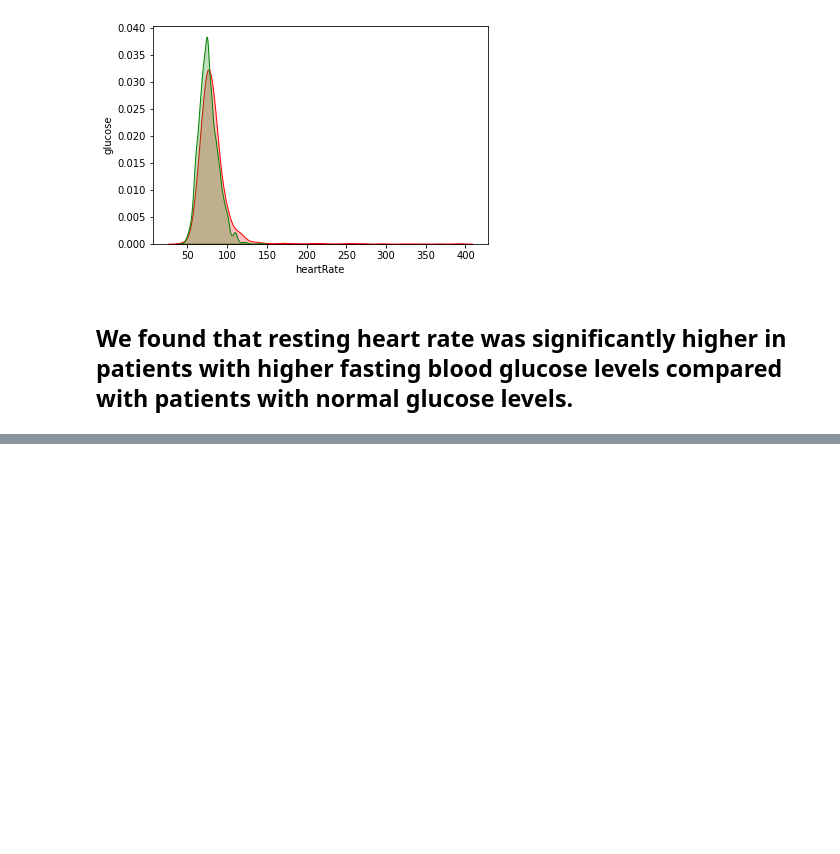
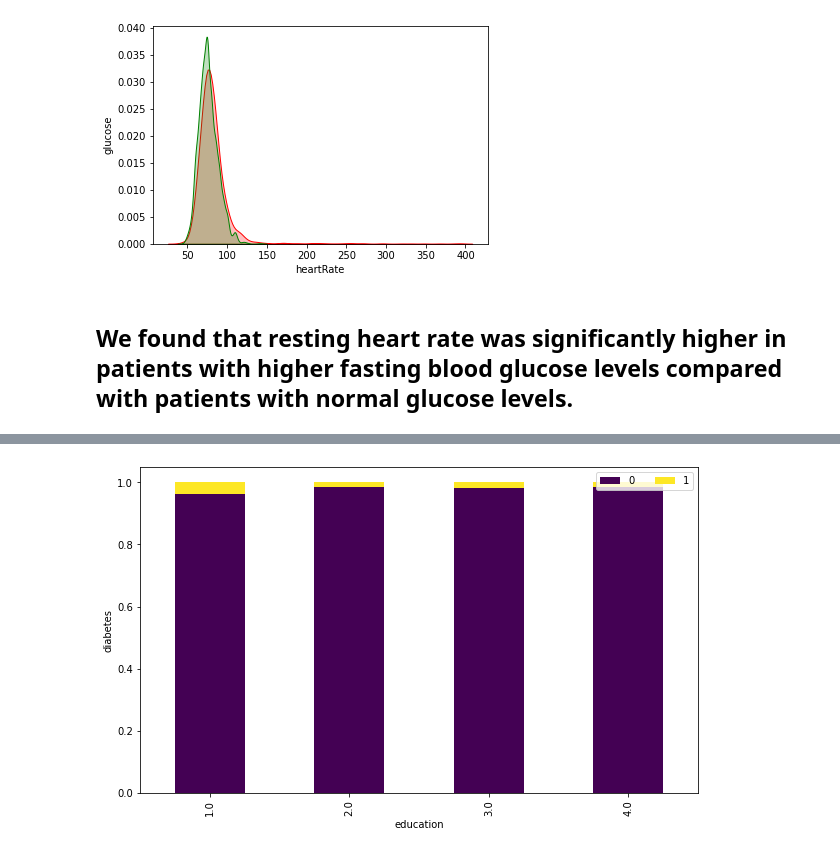
Before and after one commit to razsahil/cardiovascular_risk-analysis, a Jupyter notebook: EDA_PROJECT_.ipynb, the cells around one changed output, grey strips where cells are left out. Cells and saved outputs as stored; diff of their text form; code cells hidden in the pictures; blank space fills up the shorter version.

```diff
--- a/EDA_PROJECT_.ipynb
+++ b/EDA_PROJECT_.ipynb
@@ -340,0 +432,9 @@ Text(0.5, 0, 'heartRate')
+# %%
+cross_tab_prop = pd.crosstab(index = data['education'], columns = data['diabetes'], normalize = "index")
+cross_tab_prop.plot(kind='bar', stacked=True, colormap='viridis', figsize=(10, 6))
+plt.legend(loc="upper right", ncol=2)
+plt.xlabel("education")
+plt.ylabel("diabetes")
+plt.show()
+# %% [output]
+[figure, added]
```
Also changed, not shown: parts of 17 cells of this notebook.
